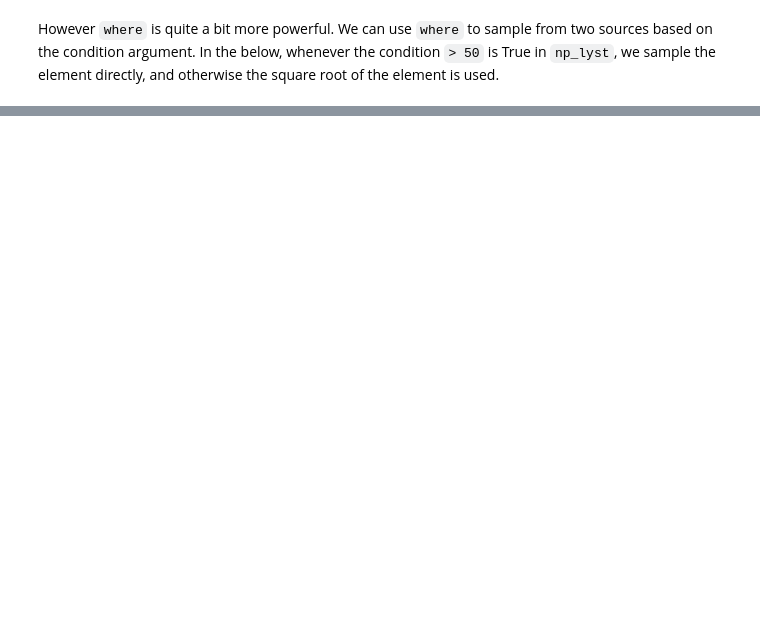
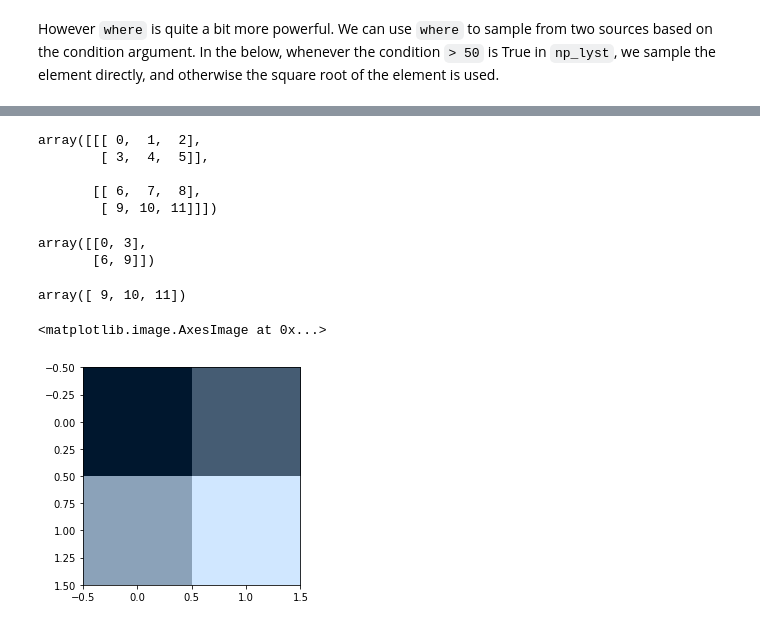
Before and after one commit to joshuastough/imageprocessing, a Jupyter notebook: NumpyAndVisualization/numpy_tutorial.ipynb, the cells around one changed output, grey strips where cells are left out. Saved outputs shown, nothing was run; the diff lists cells and outputs as text; code cells hidden in the pictures; blank space fills up the shorter version.

```diff
--- a/NumpyAndVisualization/numpy_tutorial.ipynb
+++ b/NumpyAndVisualization/numpy_tutorial.ipynb
@@ -152,0 +287,3 @@ np.where(np_lyst>50, np_lyst, np.sqrt(np_lyst))
+# %%
+a = np.arange(12).reshape(3,4)
+a
@@ -152,0 +339,24 @@ np.where(np_lyst>50, np_lyst, np.sqrt(np_lyst))
+# %%
+a = a.reshape(2,2,3)
+a
+# %% [output]
+array([[[ 0,  1,  2],
+        [ 3,  4,  5]],
+
+       [[ 6,  7,  8],
+        [ 9, 10, 11]]])
+# %%
+a[...,0]
+# %% [output]
+array([[0, 3],
+       [6, 9]])
+# %%
+a[1,1,:]
+# %% [output]
+array([ 9, 10, 11])
+# %%
+plt.figure()
+plt.imshow(a/11)
+# %% [output]
+<matplotlib.image.AxesImage at 0x...>
+[figure, added]
```
Also changed, not shown: parts of 49 cells of this notebook.
